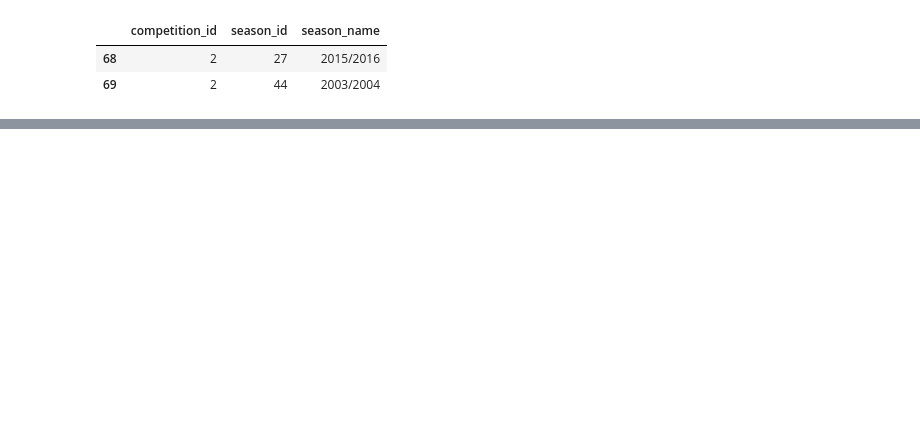
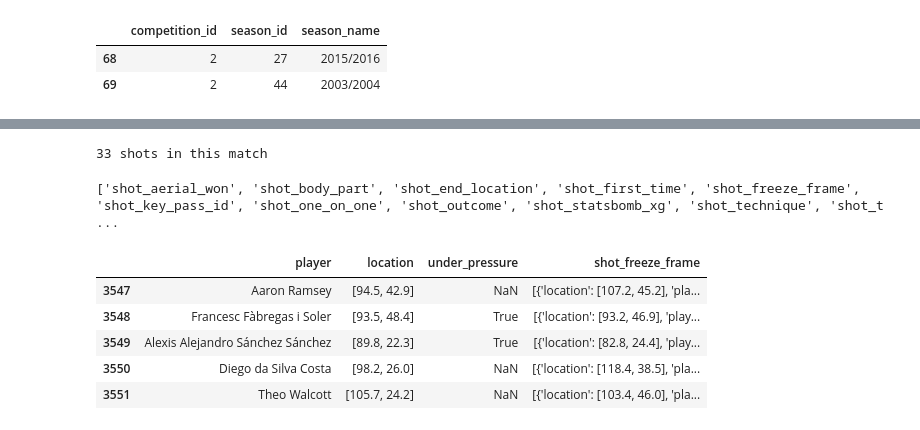
Before and after one commit to GeoJun77/inside-the-game, a Jupyter notebook: notebooks/explore_shots.ipynb, the cells around one changed output, grey strips where cells are left out. Drawn from its saved outputs; the diff is of its cells as text; code cells hidden in the pictures; blank space fills up the shorter version.

```diff
--- a/notebooks/explore_shots.ipynb
+++ b/notebooks/explore_shots.ipynb
@@ -14,0 +54,3 @@ comps[comps["competition_name"] == "Premier League"][["competition_id", "season_
+# %%
+events = sb.events(match_id=matches["match_id"].iloc[0])
+print(events.shape)
@@ -14,0 +80,21 @@ comps[comps["competition_name"] == "Premier League"][["competition_id", "season_
+# %%
+# create a DataFrame shots_one containing only shots
+shots_one = events[events["type"] == "Shot"]
+print(len(shots_one), "shots in this match") # Chelsea vs Arsenal
+# %% [output]
+33 shots in this match
+# %%
+# Print the names of the columns that start with "shot_"
+shot_cols = [c for c in events.columns if c.startswith("shot_")]
+print(shot_cols)
+# %% [output]
+['shot_aerial_won', 'shot_body_part', 'shot_end_location', 'shot_first_time', 'shot_freeze_frame', 'shot_key_pass_id', 'shot_one_on_one', 'shot_outcome', 'shot_statsbomb_xg', 'shot_technique', 'shot_t ...
+# %%
+shots_one[["player", "location", "under_pressure", "shot_freeze_frame"]].head()
+# %% [output]
+|  | player | location | under_pressure | shot_freeze_frame |
+| 3547 | Aaron Ramsey | [94.5, 42.9] | NaN | [{'location': [107.2, 45.2], 'pla... |
+| 3548 | Francesc Fàbregas i Soler | [93.5, 48.4] | True | [{'location': [93.2, 46.9], 'play... |
+| 3549 | Alexis Alejandro Sánchez Sánchez | [89.8, 22.3] | True | [{'location': [82.8, 24.4], 'play... |
+| 3550 | Diego da Silva Costa | [98.2, 26.0] | NaN | [{'location': [118.4, 38.5], 'pla... |
+| 3551 | Theo Walcott | [105.7, 24.2] | NaN | [{'location': [103.4, 46.0], 'pla... |
```
Also changed, not shown: parts of 38 cells of this notebook.
